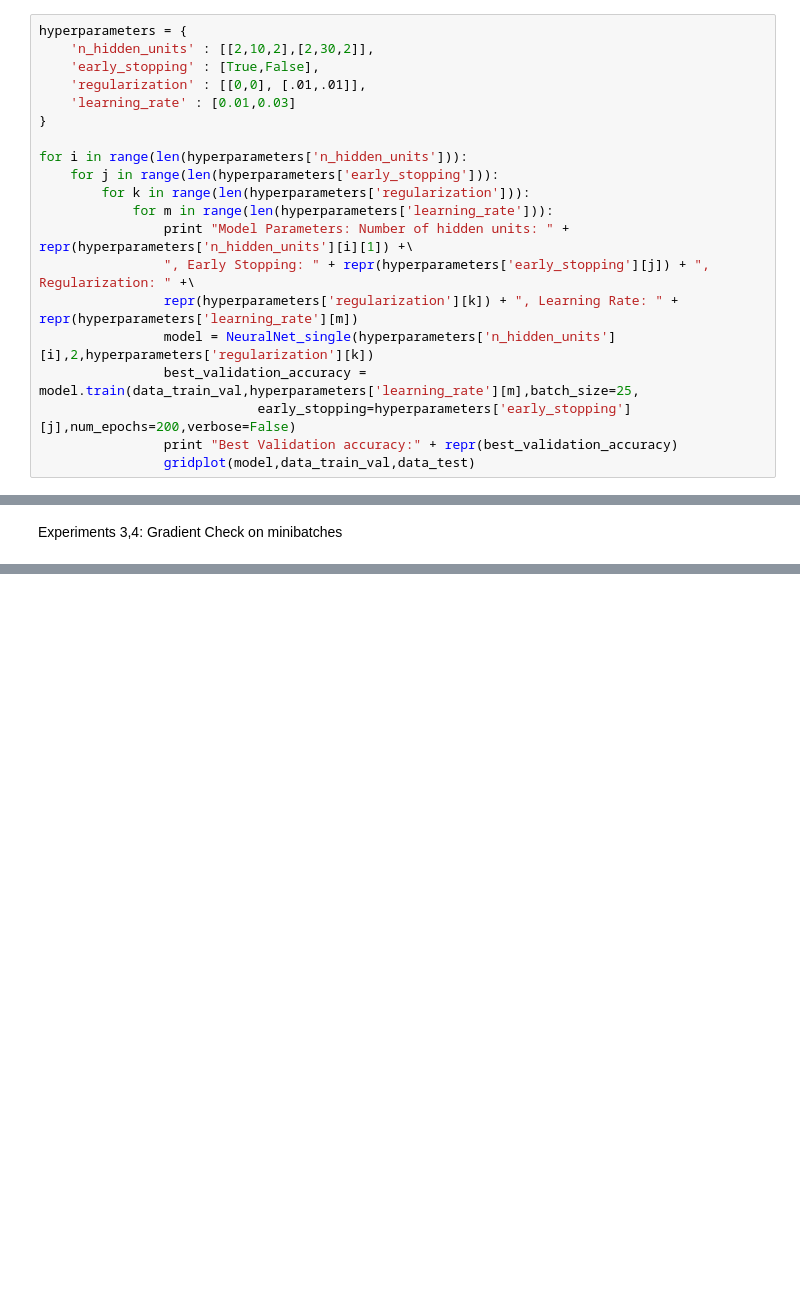
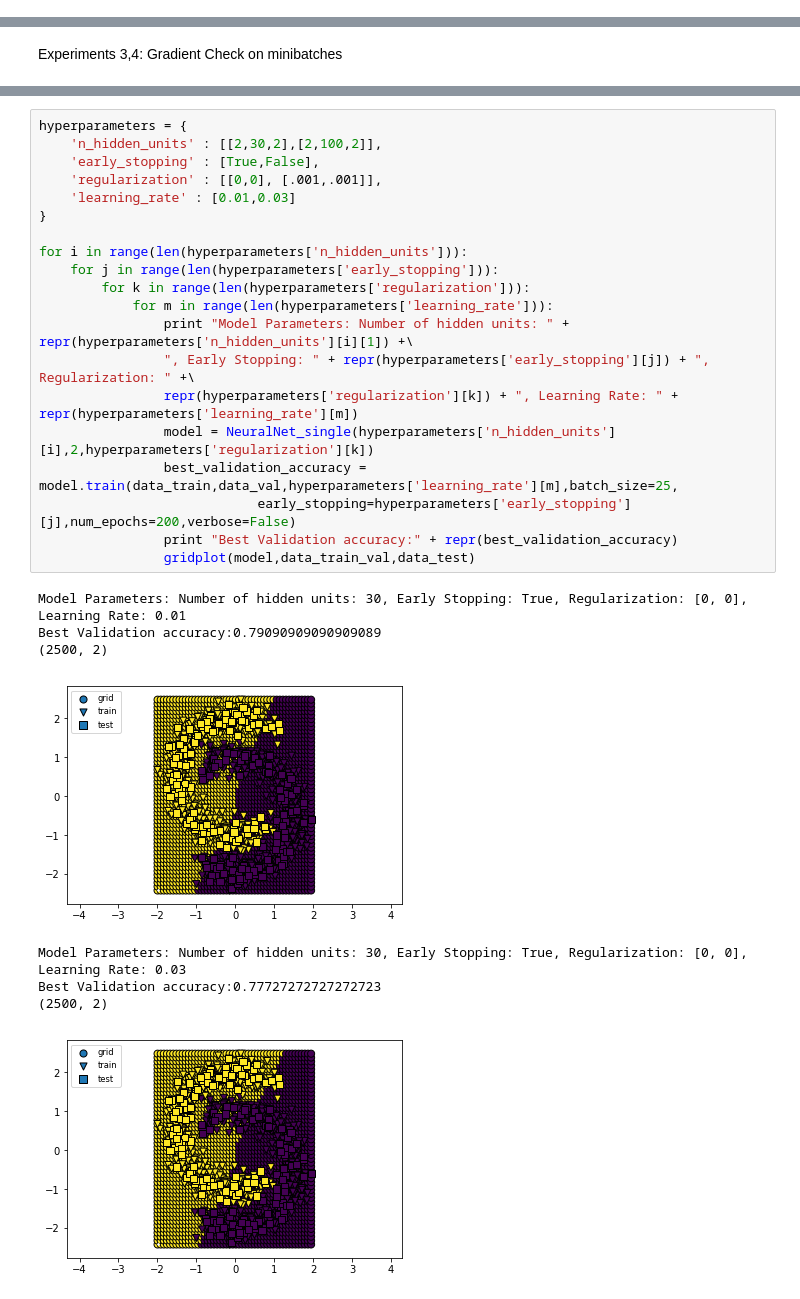
Before and after one commit to harshj96/Homework-3-IFT6390, a Jupyter notebook: Devoir_3_Neural_Net.ipynb, the cells around one changed output, grey strips where cells are left out. Cells and saved outputs as stored; diff of their text form; blank space fills up the shorter version.

```diff
--- a/Devoir_3_Neural_Net.ipynb
+++ b/Devoir_3_Neural_Net.ipynb
@@ -470,20 +317,0 @@ class NeuralNet_single:
-# %%
-hyperparameters = {
-    'n_hidden_units' : [[2,10,2],[2,30,2]],
-    'early_stopping' : [True,False],
-    'regularization' : [[0,0], [.01,.01]],
-    'learning_rate' : [0.01,0.03]
-}
-
-for i in range(len(hyperparameters['n_hidden_units'])):
-    for j in range(len(hyperparameters['early_stopping'])):
-        for k in range(len(hyperparameters['regularization'])):
-            for m in range(len(hyperparameters['learning_rate'])):
-                print "Model Parameters: Number of hidden units: " + repr(hyperparameters['n_hidden_units'][i][1]) +\
-                ", Early Stopping: " + repr(hyperparameters['early_stopping'][j]) + ", Regularization: " +\
-                repr(hyperparameters['regularization'][k]) + ", Learning Rate: " + repr(hyperparameters['learning_rate'][m])
-                model = NeuralNet_single(hyperparameters['n_hidden_units'][i],2,hyperparameters['regularization'][k])
-                best_validation_accuracy = model.train(data_train_val,hyperparameters['learning_rate'][m],batch_size=25,
-                            early_stopping=hyperparameters['early_stopping'][j],num_epochs=200,verbose=False)
-                print "Best Validation accuracy:" + repr(best_validation_accuracy)
-                gridplot(model,data_train_val,data_test)
@@ -564,0 +370,29 @@ Gradient W1[1,1]: Finite difference: 1.0834453750163675 Analytical: 1.0834352569
+# %%
+hyperparameters = {
+    'n_hidden_units' : [[2,30,2],[2,100,2]],
+    'early_stopping' : [True,False],
+    'regularization' : [[0,0], [.001,.001]],
+    'learning_rate' : [0.01,0.03]
+}
+
+for i in range(len(hyperparameters['n_hidden_units'])):
+    for j in range(len(hyperparameters['early_stopping'])):
+        for k in range(len(hyperparameters['regularization'])):
+            for m in range(len(hyperparameters['learning_rate'])):
+                print "Model Parameters: Number of hidden units: " + repr(hyperparameters['n_hidden_units'][i][1]) +\
+                ", Early Stopping: " + repr(hyperparameters['early_stopping'][j]) + ", Regularization: " +\
+                repr(hyperparameters['regularization'][k]) + ", Learning Rate: " + repr(hyperparameters['learning_rate'][m])
+                model = NeuralNet_single(hyperparameters['n_hidden_units'][i],2,hyperparameters['regularization'][k])
+                best_validation_accuracy = model.train(data_train,data_val,hyperparameters['learning_rate'][m],batch_size=25,
+                            early_stopping=hyperparameters['early_stopping'][j],num_epochs=200,verbose=False)
+                print "Best Validation accuracy:" + repr(best_validation_accuracy)
+                gridplot(model,data_train_val,data_test)
+# %% [output]
+Model Parameters: Number of hidden units: 30, Early Stopping: True, Regularization: [0, 0], Learning Rate: 0.01
+Best Validation accuracy:0.79090909090909089
+(2500, 2)
+[figure, added]
+Model Parameters: Number of hidden units: 30, Early Stopping: True, Regularization: [0, 0], Learning Rate: 0.03
+Best Validation accuracy:0.77727272727272723
+(2500, 2)
+[figure, added]
```
Also changed, not shown: parts of 25 cells of this notebook.
